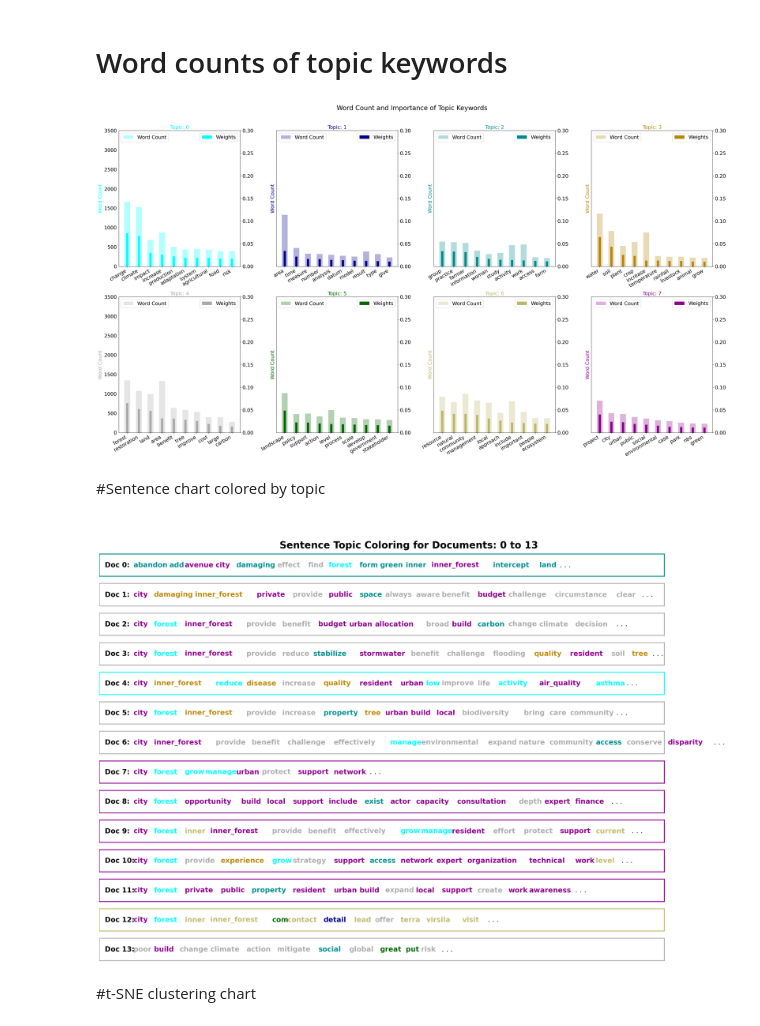
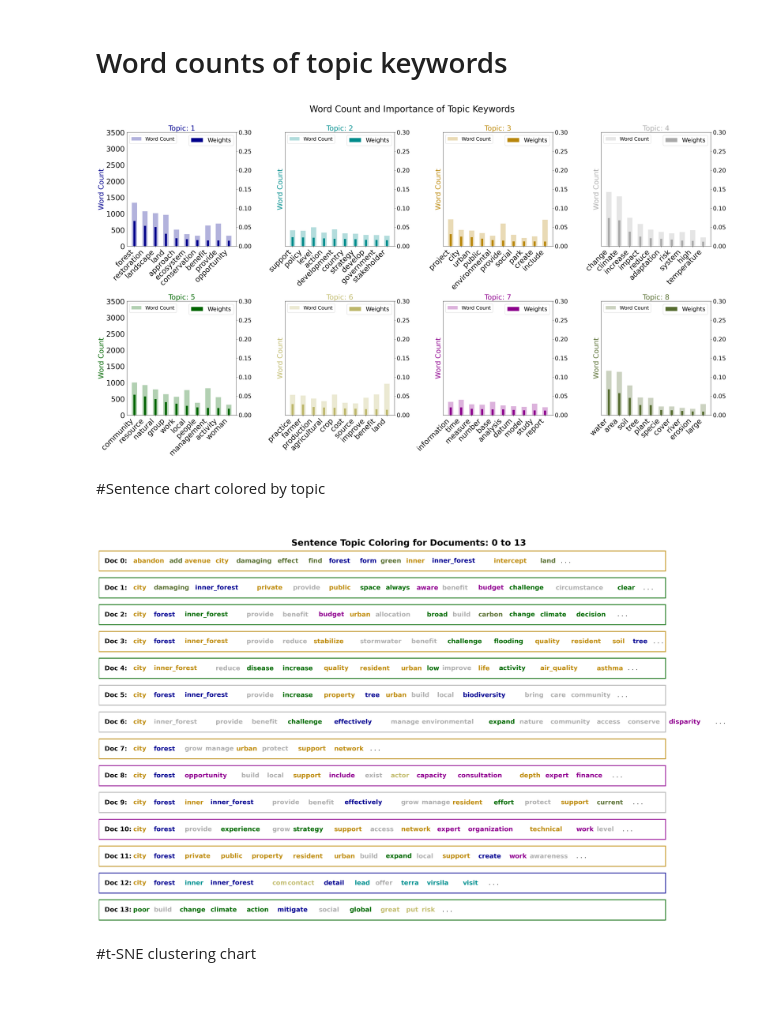
Before and after one commit to farhad-sadeghlo/NLP_Topic_Modeling, a Jupyter notebook: topic_modeling_and_visualization_with_Gensim.ipynb, the cells around one changed output. Cells and saved outputs as stored; diff of their text form; code cells hidden in the pictures; blank space fills up the shorter version.

```diff
--- a/topic_modeling_and_visualization_with_Gensim.ipynb
+++ b/topic_modeling_and_visualization_with_Gensim.ipynb
@@ -834,24 +837,24 @@ import seaborn as sns
 cols = [color for name, color in cnames.items()]  # more colors: 'mcolors.XKCD_COLORS'
 
 fig, axes = plt.subplots(numtopic//4,4,figsize=(34, 16), dpi=160, sharex=True, sharey=True)
-
+fontsize=20
 for i, ax in enumerate(axes.flatten()):
     df_dominant_topic_sub = df_dominant_topic.loc[df_dominant_topic.Dominant_Topic == i, :]
     doc_lens = [len(d) for d in df_dominant_topic_sub.Text]
-    ax.tick_params(axis='y', labelcolor=cols[i], color=cols[i], labelsize=17)
+    ax.tick_params(axis='y', labelcolor=cols[i], color=cols[i], labelsize=fontsize+6)
     sns.histplot(doc_lens, kde=True, ax=ax.twinx(), bins=1000, color=cols[i])
     ax.set(xlim=(0, 1000))
     xlabels = ['{:.0f}'.format(x) + '' for x in ax.get_xticks()]
-    ax.set_xticklabels(xlabels, fontsize=15)
-    ax.set_xlabel('Document Word Count', fontsize=17)
-    ax.set_ylabel('Number of Documents', color=cols[i], fontsize=17)
-    ax.set_title('Topic: '+str(i), fontdict=dict(size=17, color=cols[i]), fontsize=17)
-    plt.yticks(fontsize=17)
-    plt.ylabel('count', fontsize=17)
+    ax.set_xticklabels(xlabels, fontsize=fontsize+2)
+    ax.set_xlabel('Document Word Count', fontsize=fontsize+4)
+    ax.set_ylabel('Number of Documents', color=cols[i], fontsize=fontsize+6)
+    ax.set_title('Topic: '+str(i+1), fontdict=dict(size=fontsize+4, color=cols[i]), fontsize=fontsize)
+    plt.yticks(fontsize=fontsize+6)
+    plt.ylabel('count', fontsize=fontsize+6)
     ax.xaxis.set_major_locator(plt.MaxNLocator(10))
 
 fig.tight_layout()
 fig.subplots_adjust(top=0.9)
-fig.suptitle('Frequency Distribution of Document Word Counts by Dominant Topic', fontsize=22)
+fig.suptitle('Frequency Distribution of Document Word Counts by Dominant Topic', fontsize=30)
 plt.show()
 # %% [output]
@@ -865,7 +868,7 @@ from wordcloud import WordCloud, STOPWORDS
 # import matplotlib.colors as mcolors
 
 cols = [color for name, color in cnames.items()]  # more colors: 'mcolors.XKCD_COLORS'
-
+fontsize=20
 cloud = WordCloud(stopwords=stop_words,
                   background_color='white',
                   width=2500,
@@ -877,7 +880,7 @@ cloud = WordCloud(stopwords=stop_words,
 
 topics = optimal_model.show_topics(formatted=False)
 
-fig, axes = plt.subplots(numtopic//4, 4, figsize=(13,13), sharex=True, sharey=True)
+fig, axes = plt.subplots(numtopic//4, 4, figsize=(20,10), sharex=True, sharey=True)
 
 for i, ax in enumerate(axes.flatten()):
     fig.add_subplot(ax)
@@ -886,7 +889,7 @@ for i, ax in enumerate(axes.flatten()):
     # print(topic_words)
     cloud.generate_from_frequencies(topic_words, max_font_size=300)
     plt.gca().imshow(cloud)
-    plt.gca().set_title('Topic ' + str(i), fontdict=dict(size=16))
+    plt.gca().set_title('Topic ' + str(i+1), fontdict=dict(size=fontsize+2))
     plt.gca().axis('off')
 
 
@@ -894,6 +897,6 @@ plt.subplots_adjust(wspace=0, hspace=0)
 plt.axis('off')
 plt.margins(x=0, y=0)
 plt.tight_layout()
-fig.suptitle('Word cloud of Top N words in each topic', fontsize=22, y=.85)
+fig.suptitle('Word cloud of Top N words in each topic', fontsize=30, y=1.02)
 plt.show()
 # %% [output]
@@ -913,6 +916,7 @@ for i, topic in topics:
 
 df = pd.DataFrame(out, columns=['word', 'topic_id', 'importance', 'word_count'])
 
+fontsize = 20
 # Plot Word Count and Weights of Topic Keywords
 fig, axes = plt.subplots(numtopic//4, 4, figsize=(30,16), sharey=True, dpi=160)
 cols = [color for name, color in cnames.items()]
@@ -920,19 +924,19 @@ for i, ax in enumerate(axes.flatten()):
     ax.bar(x='word', height="word_count", data=df.loc[df.topic_id==i, :], color=cols[i], width=0.5, alpha=0.3, label='Word Count')
     ax_twin = ax.twinx()
     ax_twin.bar(x='word', height="importance", data=df.loc[df.topic_id==i, :], color=cols[i], width=0.2, label='Weights')
-    ax.set_ylabel('Word Count', color=cols[i], fontsize=17)
+    ax.set_ylabel('Word Count', color=cols[i], fontsize=fontsize+4)
     ax_twin.set_ylim(0, 0.3); ax.set_ylim(0, 3500)
-    ax.set_title('Topic: ' + str(i), color=cols[i], fontsize=17)
-    ax.tick_params(axis='y', left=False, labelsize=17)
-    ax.set_xticklabels(df.loc[df.topic_id==i, 'word'], rotation=30, horizontalalignment= 'right', fontsize=17)
-    ax.legend(loc='upper left', fontsize=17); ax_twin.legend(loc='upper right', fontsize=17)
-    plt.xticks(fontsize=17)
-    plt.yticks(fontsize=17)
+    ax.set_title('Topic: ' + str(i+1), color=cols[i], fontsize=fontsize+4)
+    ax.tick_params(axis='y', left=False, labelsize=fontsize+5)
+    ax.set_xticklabels(df.loc[df.topic_id==i, 'word'], rotation=45, horizontalalignment= 'right', fontsize=fontsize+5)
+    ax.legend(loc='upper left', fontsize=17); ax_twin.legend(loc='upper right', fontsize=fontsize)
+    plt.xticks(fontsize=fontsize)
+    plt.yticks(fontsize=fontsize)
 fig.tight_layout(w_pad=2)
-fig.suptitle('Word Count and Importance of Topic Keywords', fontsize=22, y=1.05)
+fig.suptitle('Word Count and Importance of Topic Keywords', fontsize=30, y=1.05)
 plt.show()
 # %% [output]
-[figure, old version]
+[figure, new version]
 # %% [markdown]
 #Sentence chart colored by topic
 # %%
@@ -943,7 +947,7 @@ def sentences_chart(lda_model=lda_model, corpus=corpus, start = 0, end = 15):
     corp = corpus[start:end]
     mycolors = [color for name, color in cnames.items()]
 
-    fig, axes = plt.subplots(end-start, 1, figsize=(20, (end-start)*0.95), dpi=160)
+    fig, axes = plt.subplots(end-start, 1, figsize=(22, (end-start)*0.95), dpi=160)
     axes[0].axis('off')
     for i, ax in enumerate(axes):
         if i > 0:
@@ -954,34 +958,34 @@ def sentences_chart(lda_model=lda_model, corpus=corpus, start = 0, end = 15):
                     fontsize=16, color='black', transform=ax.transAxes, fontweight=700)
 
             # Draw Rectange
             topic_percs_sorted = sorted(topic_percs, key=lambda x: (x[1]), reverse=True)
             ax.add_patch(Rectangle((0.0, 0.05), 0.99, 0.90, fill=None, alpha=1,
                                    color=mycolors[topic_percs_sorted[0][0]], linewidth=2))
 
             word_pos = 0.06
             for j, (word, topics) in enumerate(word_dominanttopic):
                 if j < 14:
                     ax.text(word_pos, 0.5, word,
                             horizontalalignment='left',
                             verticalalignment='center',
                             fontsize=16, color=mycolors[topics],
                             transform=ax.transAxes, fontweight=700)
                     word_pos += .009 * len(word)  # to move the word for the next iter
                     ax.axis('off')
             ax.text(word_pos, 0.5, '. . .',
                     horizontalalignment='left',
                     verticalalignment='center',
                     fontsize=16, color='black',
                     transform=ax.transAxes)
 
     plt.subplots_adjust(wspace=0, hspace=0)
     plt.suptitle('Sentence Topic Coloring for Documents: ' + str(start) + ' to ' + str(end-2), fontsize=22, y=0.95, fontweight=700)
     plt.tight_layout()
     plt.show()
 
 sentences_chart()
 # %% [output]
-[figure, old version]
+[figure, new version]
 # %% [markdown]
 #t-SNE clustering chart
 # %%
```
Also changed, not shown: parts of 30 cells of this notebook.
